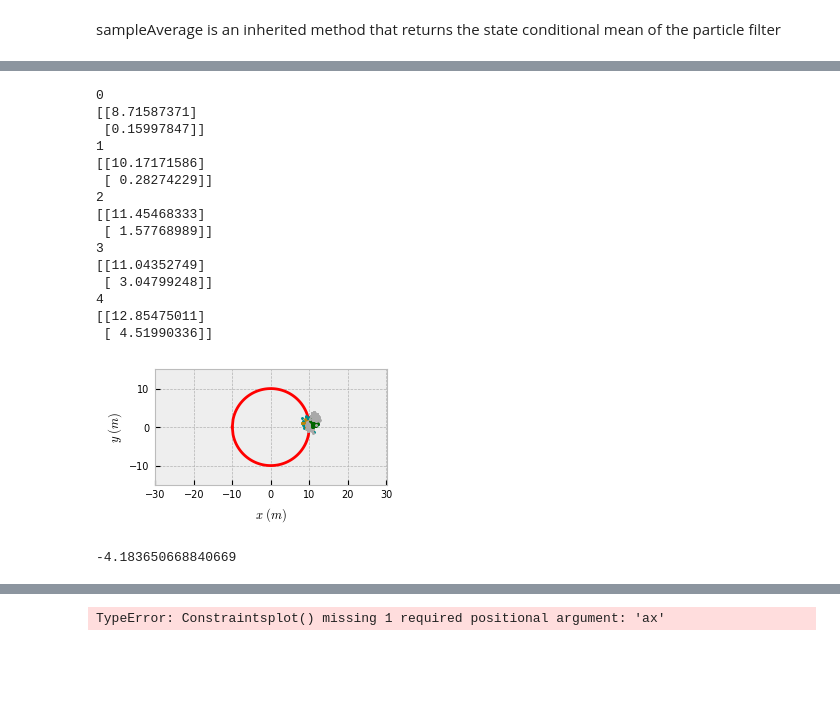
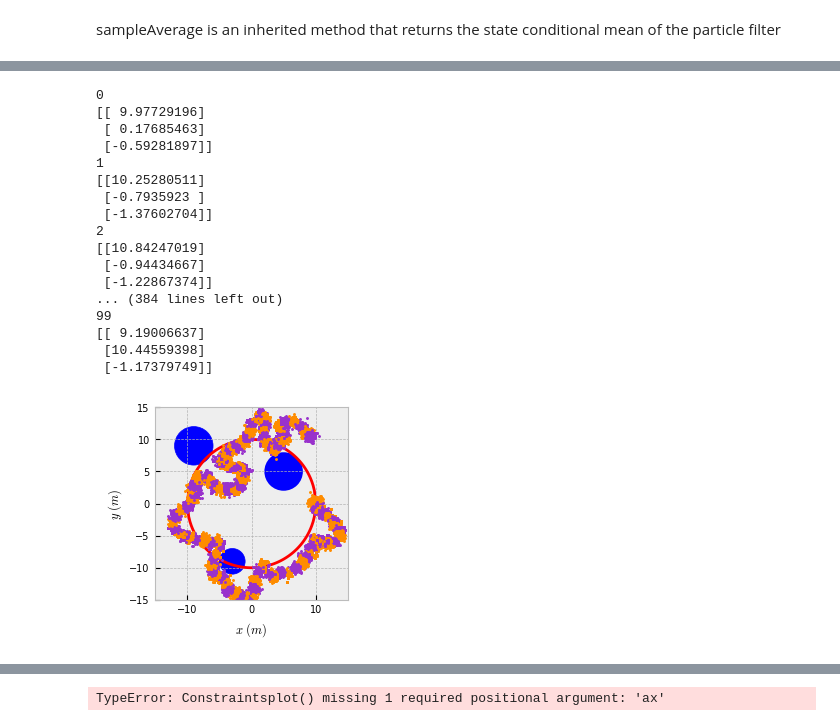
Before and after one commit to msramada/Control-Importance-Distribution-Algorithm-CIDA-, a Jupyter notebook: TestExample_CIDA.ipynb, the cells around one changed output, grey strips where cells are left out. Drawn from its saved outputs; the diff is of its cells as text; code cells hidden in the pictures; blank space fills up the shorter version.

```diff
--- a/TestExample_CIDA.ipynb
+++ b/TestExample_CIDA.ipynb
@@ -9,6 +9,7 @@ plt.rc('xtick', labelsize=7) #fontsize of the x tick labels
 plt.rc('ytick', labelsize=7) #fontsize of the y tick labels
 import matplotlib.colors as colors
 import control
+from IPython import display
 from collections import deque
 import pickle
 from Utilities.ParticleFilter import *
@@ -18,8 +19,8 @@ import random
 from scipy.linalg import sqrtm
 
 saveFigs = True
-FigWidth = 3.0
-FigHeight = 1.5
+FigWidth = 2.5
+FigHeight = 2.5
 # %%
 theta = -np.pi+0.01
 np.arctan2(np.sin(theta), np.cos(theta))
@@ -76,3 +70,27 @@ def Constraintsplot(ax):
     ax.add_patch(circle2)
     ax.add_patch(circle3)
     pass
+# %%
+fig, ax= plt.subplots(figsize=(FigWidth,FigHeight))
+Constraintsplot(ax)
+T=100
+cida.initialize(x0, Cov0)
+x_true = cida.particles[:,random.sample(range(0, cida.num_particles), 1)]
+AlphaAchieved_CE = np.zeros((T+1,))
+#ax.set_xlim((-15,15))
+#ax.set_ylim((-15,15))
+for k in range(T):
+    print(k)
+    AlphaAchieved_CE[k] = cida.ViolationProb()
+    uSharp = Controller(cida.sampleAverage())
+    ax.plot(cida.particles[0,:],cida.particles[1,:],'o', markersize=1.1,color=list(colors.cnames)[k%2+12], zorder=2)
+    y = measurementDynamics(x_true, uSharp) + sqrtm(R).real @ np.random.randn(ry, 1)
+    print(cida.sampleAverage())
+    cida.Apply_PF(uSharp, y)
+    x_true = stateDynamics(x_true, uSharp, sqrtm(Q).real @ np.random.randn(rx,))
+
+plt.savefig('Figures/CBF_and_CE.pdf',bbox_inches ="tight")
+
+AlphaAchieved_CE[T]=cida.ViolationProb()
+
+plt.show()
@@ -79,46 +116,43 @@ def Constraintsplot(ax):
 # %%
 fig, ax= plt.subplots(figsize=(FigWidth,FigHeight))
 Constraintsplot(ax)
-T=5
-
+T=100
+cida.initialize(x0, Cov0)
 x_true = cida.particles[:,random.sample(range(0, cida.num_particles), 1)]
 AlphaAchieved_cida = np.zeros((T+1,))
 ax.set_xlim((-15,15))
 ax.set_ylim((-15,15))
 for k in range(T):
     print(k)
-    AlphaAchieved_cida[0] = cida.ViolationProb()
+    AlphaAchieved_cida[k] = cida.ViolationProb()
     uSharp = cida.RandomSearch()
-    ax.plot(cida.particles[0,:],cida.particles[1,:],'o', markersize=1.1,color=list(colors.cnames)[k+22], zorder=2)
+    ax.plot(cida.particles[0,:],cida.particles[1,:],'o', markersize=1.1,color=list(colors.cnames)[k%2 +30], zorder=2)
     y = measurementDynamics(x_true, uSharp) + sqrtm(R).real @ np.random.randn(ry, 1)
-    print(y)
+    print(cida.sampleAverage())
     cida.Apply_PF(uSharp, y)
     x_true = stateDynamics(x_true, uSharp, sqrtm(Q).real @ np.random.randn(rx,))
 
-plt.savefig('L_example_SS.pdf',bbox_inches ="tight")
+plt.savefig('Figures/CBF_and_CIDAR.pdf',bbox_inches ="tight")
 
 AlphaAchieved_cida[T]=cida.ViolationProb()
 
 plt.show()
 # %% [output]
 0
-[[8.71587371]
- [0.15997847]]
+[[ 9.97729196]
+ [ 0.17685463]
+ [-0.59281897]]
 1
-[[10.17171586]
- [ 0.28274229]]
+[[10.25280511]
+ [-0.7935923 ]
+ [-1.37602704]]
 2
-[[11.45468333]
- [ 1.57768989]]
-3
-[[11.04352749]
- [ 3.04799248]]
-4
-[[12.85475011]
- [ 4.51990336]]
+[[10.84247019]
+ [-0.94434667]
+ [-1.22867374]]
+... (384 lines left out)
+99
+[[ 9.19006637]
+ [10.44559398]
+ [-1.17379749]]
-[figure, old version]
+[figure, new version]
-# %%
-ME = y.squeeze() - cida.g(cida.particles[:, 4], uSharp).squeeze()
--1/2 * ME @ np.linalg.inv(cida.R) @ ME
-# %% [output]
--4.183650668840669
```
Also changed, not shown: parts of 7 cells of this notebook, 9 other files.
